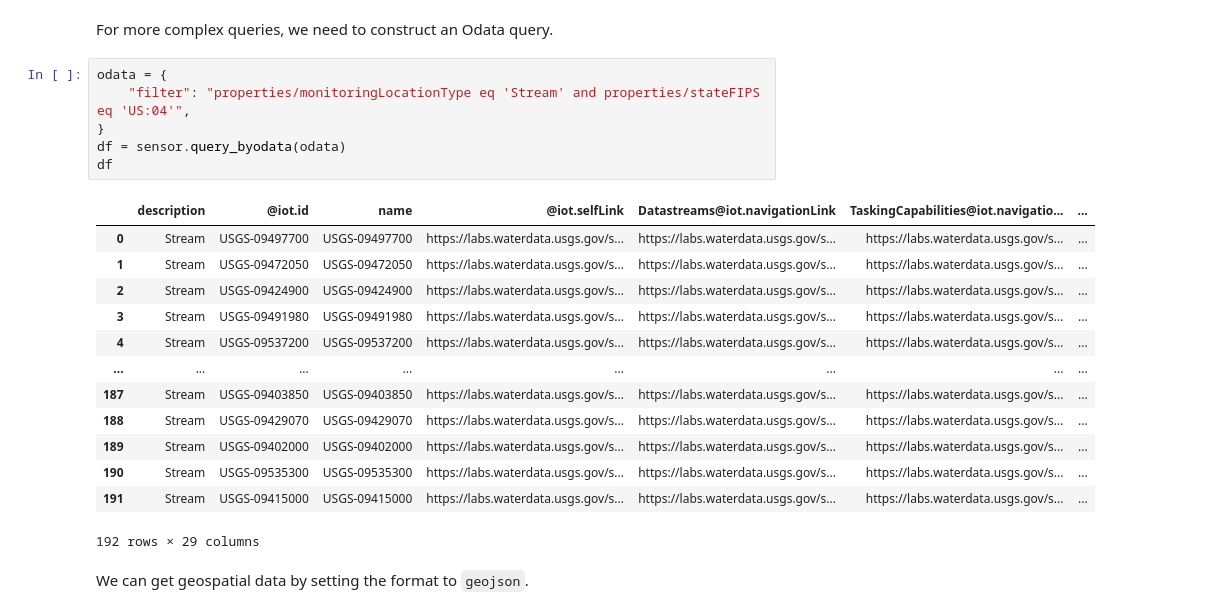
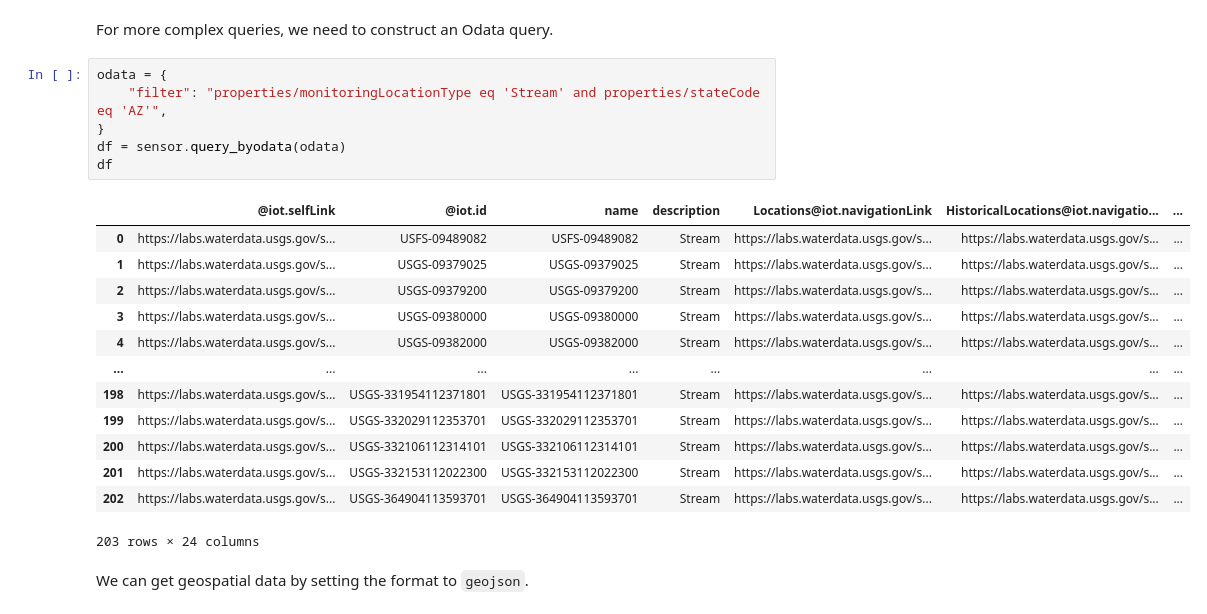
Before and after one commit to hyriver/HyRiver-examples, a Jupyter notebook: notebooks/things.ipynb, the cells around one changed output. Drawn from its saved outputs; the diff is of its cells as text.

```diff
--- a/notebooks/things.ipynb
+++ b/notebooks/things.ipynb
@@ -37,24 +53,24 @@ resp
 For more complex queries, we need to construct an Odata query.
 # %%
 odata = {
-    "filter": "properties/monitoringLocationType eq 'Stream' and properties/stateFIPS eq 'US:04'",
+    "filter": "properties/monitoringLocationType eq 'Stream' and properties/stateCode eq 'AZ'",
 }
 df = sensor.query_byodata(odata)
 df
 # %% [output]
-|  | description | @iot.id | name | @iot.selfLink | Datastreams@iot.navigationLink | TaskingCapabilities@iot.navigatio... | ... |
-| 0 | Stream | USGS-09497700 | USGS-09497700 | https://labs.waterdata.usgs.gov/s... | https://labs.waterdata.usgs.gov/s... | https://labs.waterdata.usgs.gov/s... | ... |
-| 1 | Stream | USGS-09472050 | USGS-09472050 | https://labs.waterdata.usgs.gov/s... | https://labs.waterdata.usgs.gov/s... | https://labs.waterdata.usgs.gov/s... | ... |
-| 2 | Stream | USGS-09424900 | USGS-09424900 | https://labs.waterdata.usgs.gov/s... | https://labs.waterdata.usgs.gov/s... | https://labs.waterdata.usgs.gov/s... | ... |
-| 3 | Stream | USGS-09491980 | USGS-09491980 | https://labs.waterdata.usgs.gov/s... | https://labs.waterdata.usgs.gov/s... | https://labs.waterdata.usgs.gov/s... | ... |
-| 4 | Stream | USGS-09537200 | USGS-09537200 | https://labs.waterdata.usgs.gov/s... | https://labs.waterdata.usgs.gov/s... | https://labs.waterdata.usgs.gov/s... | ... |
+|  | @iot.selfLink | @iot.id | name | description | Locations@iot.navigationLink | HistoricalLocations@iot.navigatio... | ... |
+| 0 | https://labs.waterdata.usgs.gov/s... | USFS-09489082 | USFS-09489082 | Stream | https://labs.waterdata.usgs.gov/s... | https://labs.waterdata.usgs.gov/s... | ... |
+| 1 | https://labs.waterdata.usgs.gov/s... | USGS-09379025 | USGS-09379025 | Stream | https://labs.waterdata.usgs.gov/s... | https://labs.waterdata.usgs.gov/s... | ... |
+| 2 | https://labs.waterdata.usgs.gov/s... | USGS-09379200 | USGS-09379200 | Stream | https://labs.waterdata.usgs.gov/s... | https://labs.waterdata.usgs.gov/s... | ... |
+| 3 | https://labs.waterdata.usgs.gov/s... | USGS-09380000 | USGS-09380000 | Stream | https://labs.waterdata.usgs.gov/s... | https://labs.waterdata.usgs.gov/s... | ... |
+| 4 | https://labs.waterdata.usgs.gov/s... | USGS-09382000 | USGS-09382000 | Stream | https://labs.waterdata.usgs.gov/s... | https://labs.waterdata.usgs.gov/s... | ... |
 | ... | ... | ... | ... | ... | ... | ... | ... |
-| 187 | Stream | USGS-09403850 | USGS-09403850 | https://labs.waterdata.usgs.gov/s... | https://labs.waterdata.usgs.gov/s... | https://labs.waterdata.usgs.gov/s... | ... |
-| 188 | Stream | USGS-09429070 | USGS-09429070 | https://labs.waterdata.usgs.gov/s... | https://labs.waterdata.usgs.gov/s... | https://labs.waterdata.usgs.gov/s... | ... |
-| 189 | Stream | USGS-09402000 | USGS-09402000 | https://labs.waterdata.usgs.gov/s... | https://labs.waterdata.usgs.gov/s... | https://labs.waterdata.usgs.gov/s... | ... |
-| 190 | Stream | USGS-09535300 | USGS-09535300 | https://labs.waterdata.usgs.gov/s... | https://labs.waterdata.usgs.gov/s... | https://labs.waterdata.usgs.gov/s... | ... |
-| 191 | Stream | USGS-09415000 | USGS-09415000 | https://labs.waterdata.usgs.gov/s... | https://labs.waterdata.usgs.gov/s... | https://labs.waterdata.usgs.gov/s... | ... |
+| 198 | https://labs.waterdata.usgs.gov/s... | USGS-331954112371801 | USGS-331954112371801 | Stream | https://labs.waterdata.usgs.gov/s... | https://labs.waterdata.usgs.gov/s... | ... |
+| 199 | https://labs.waterdata.usgs.gov/s... | USGS-332029112353701 | USGS-332029112353701 | Stream | https://labs.waterdata.usgs.gov/s... | https://labs.waterdata.usgs.gov/s... | ... |
+| 200 | https://labs.waterdata.usgs.gov/s... | USGS-332106112314101 | USGS-332106112314101 | Stream | https://labs.waterdata.usgs.gov/s... | https://labs.waterdata.usgs.gov/s... | ... |
+| 201 | https://labs.waterdata.usgs.gov/s... | USGS-332153112022300 | USGS-332153112022300 | Stream | https://labs.waterdata.usgs.gov/s... | https://labs.waterdata.usgs.gov/s... | ... |
+| 202 | https://labs.waterdata.usgs.gov/s... | USGS-364904113593701 | USGS-364904113593701 | Stream | https://labs.waterdata.usgs.gov/s... | https://labs.waterdata.usgs.gov/s... | ... |
-192 rows × 29 columns
+203 rows × 24 columns
 # %% [markdown]
 We can get geospatial data by setting the format to `geojson`.
 # %%
```
Also changed, not shown: parts of 4 cells of this notebook, 56 other files.
